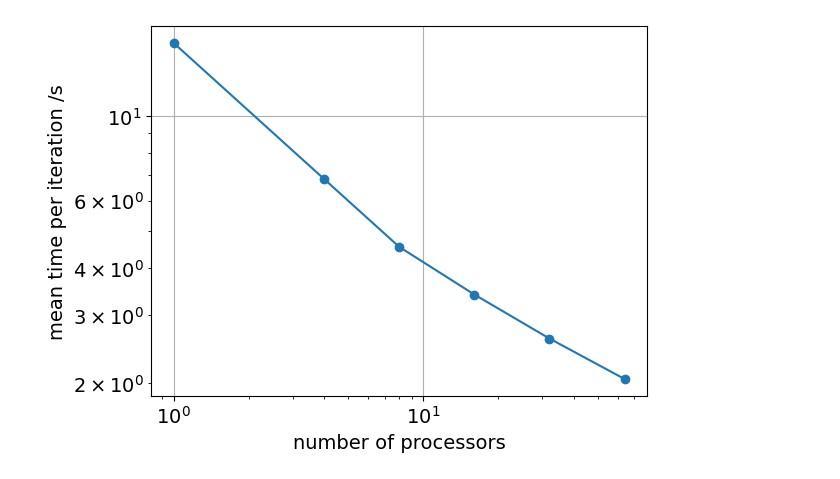
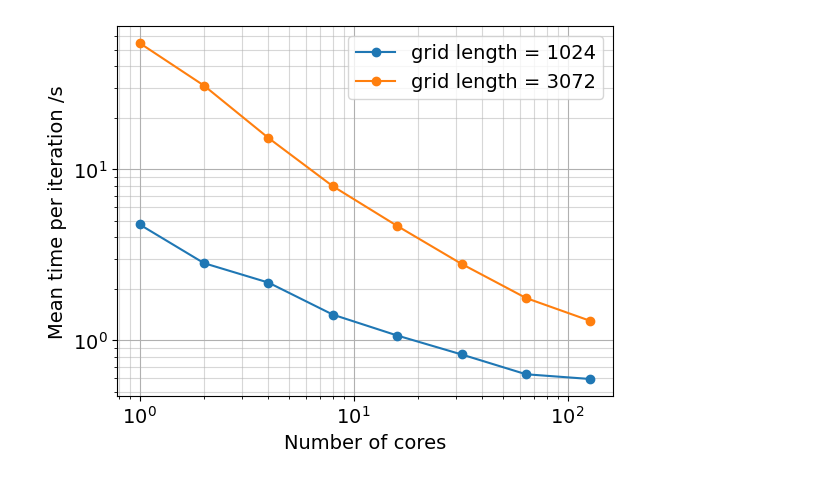
Before and after one commit to jpgaertner/veris_minimum_working_example, a Jupyter notebook: plot.ipynb, the cells around one changed output. Cells and saved outputs as stored; diff of their text form; code cells hidden in the pictures.

```diff
--- a/plot.ipynb
+++ b/plot.ipynb
@@ -34,16 +70,4 @@ for file in files:
-# %%
-fig, ax = plt.subplots()
-nprocs = [1, 4, 8, 16, 32, 64]
-
-for i, key in enumerate(runtimes):
-    ax.plot(nprocs, runtimes[f'{key}'], 'o', color=f'C{i}')
-    ax.plot(nprocs, runtimes[f'{key}'], color=f'C{i}', label=f'grid length = {key}')
-
-ax.set_xscale('log')
-ax.set_yscale('log')
-ax.set_xlabel('number of processors')
-ax.set_ylabel('mean time per iteration /s')
-ax.grid(True)
-#ax.legend(loc='center left', bbox_to_anchor=(1,0.5))
-# %% [output]
-[figure, removed]
+# %%
+plot('n_nodes_mem_bind_n120/')
+# %% [output]
+[figure, added]
```
Also changed, not shown: parts of 10 cells of this notebook.
